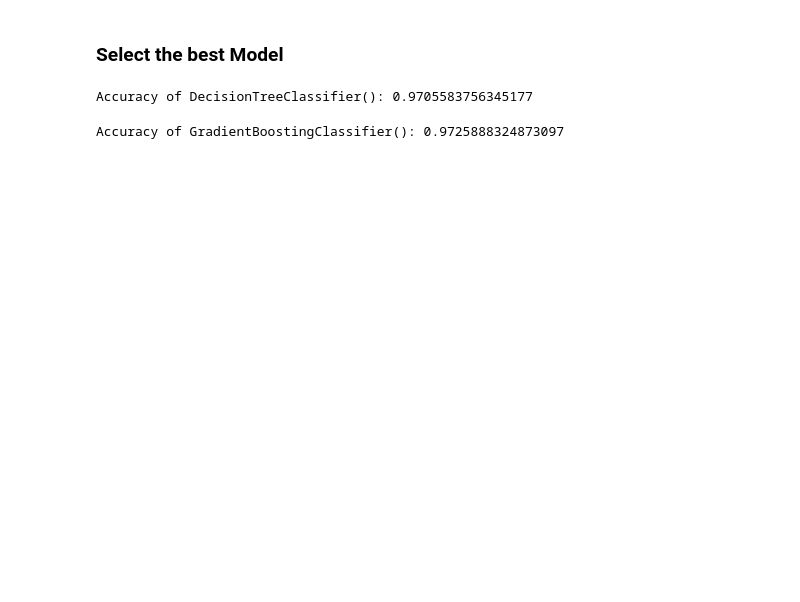
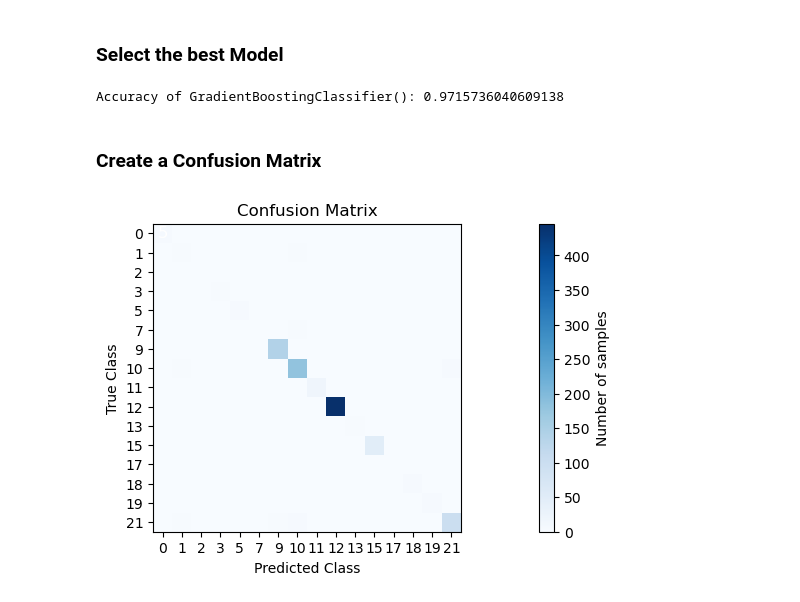
Before and after one commit to iiitl/Classification, a Jupyter notebook: Classification.ipynb, the cells around one changed output. Saved outputs shown, nothing was run; the diff lists cells and outputs as text; code cells hidden in the pictures; blank space fills up the shorter version.

Commit message:
Created Confusion Matrix and Correlation Matrix

```diff
--- a/Classification.ipynb
+++ b/Classification.ipynb
@@ -524,10 +522,3 @@ best_model = DecisionTreeClassifier()
-# %%
-best_model.fit(X_train, y_train)
-preds = best_model.predict(X_test)
-accuracy = accuracy_score(y_test, preds)
-print(f"Accuracy of {best_model}:", accuracy)
-# %% [output]
-Accuracy of DecisionTreeClassifier(): 0.9705583756345177
 # %%
 best_model = GradientBoostingClassifier()
 # %%
@@ -536,4 +527,6 @@ preds = best_model.predict(X_test)
 accuracy = accuracy_score(y_test, preds)
 print(f"Accuracy of {best_model}:", accuracy)
 # %% [output]
-Accuracy of GradientBoostingClassifier(): 0.9725888324873097
+Accuracy of GradientBoostingClassifier(): 0.9715736040609138
+# %% [markdown]
+### Create a Confusion Matrix
@@ -539,0 +535,15 @@ Accuracy of GradientBoostingClassifier(): 0.9725888324873097
+# %%
+cm = confusion_matrix(y_test, preds)
+# %%
+plt.figure(figsize=(20, 4))
+plt.imshow(cm, interpolation='nearest', cmap=plt.cm.Blues)
+plt.colorbar(label='Number of samples')
+plt.title('Confusion Matrix')
+plt.xticks(np.arange(len(np.unique(y_test))), np.unique(y_test))
+plt.yticks(np.arange(len(np.unique(preds))), np.unique(preds))
+plt.xlabel('Predicted Class')
+plt.ylabel('True Class')
+plt.text(0, 0, str(cm[0, 0]), ha='center', va='center', fontsize=12, color='white')
+plt.show();
+# %% [output]
+[figure, added]
```
Also changed, not shown: parts of 8 cells of this notebook.
